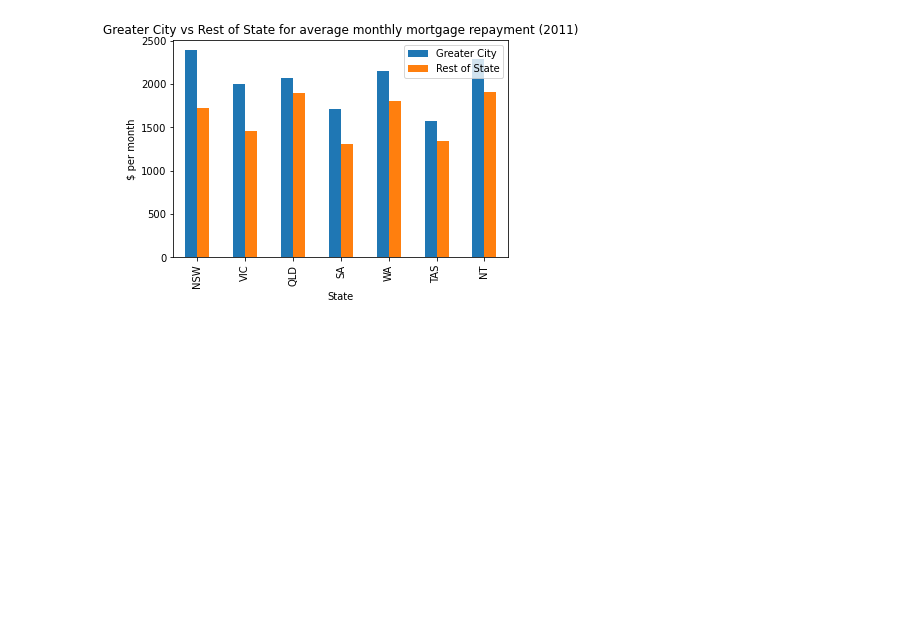
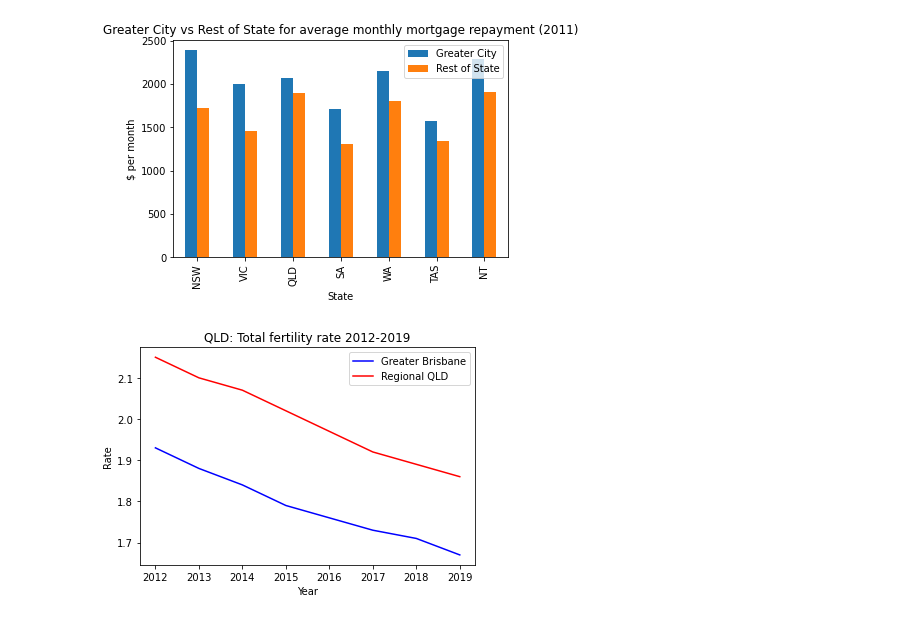
Before and after one commit to NathanJPotter/Team-Project-1, a Jupyter notebook: Project 1.ipynb, the cells around one changed output. Drawn from its saved outputs; the diff is of its cells as text; code cells hidden in the pictures; blank space fills up the shorter version.

Commit message:
compare to total fertility rate

```diff
--- a/Project 1.ipynb
+++ b/Project 1.ipynb
@@ -795,3 +795,16 @@ plt.ylabel("$ per month")
 # %% [output]
 Text(0, 0.5, '$ per month')
 [figure]
+# %%
+# Plot otal fertility rate
+
+plt.plot(birth_data_bris_df["Year"], birth_data_bris_df["Total fertility rate"], color = 'b', label = "Greater Brisbane")
+plt.plot(birth_data_qld_df["Year"], birth_data_qld_df["Total fertility rate"], color = 'r', label = "Regional QLD")
+plt.title("QLD: Total fertility rate 2012-2019")
+plt.xlabel("Year")
+plt.ylabel("Rate")
+plt.legend()
+# plt.show()
+plt.savefig('graph-images/QLD Total fertility rate.png')
+# %% [output]
+[figure, added]
```
Also changed, not shown: parts of 1 cell of this notebook, 4 other files.
